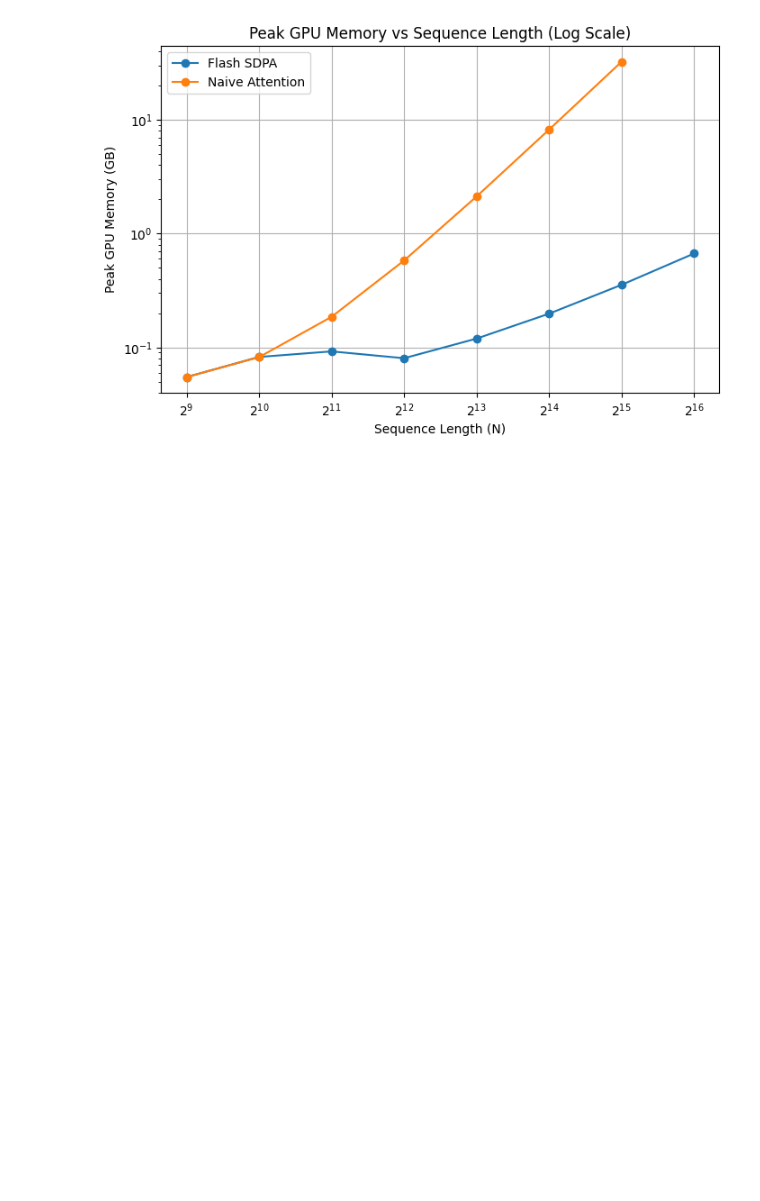
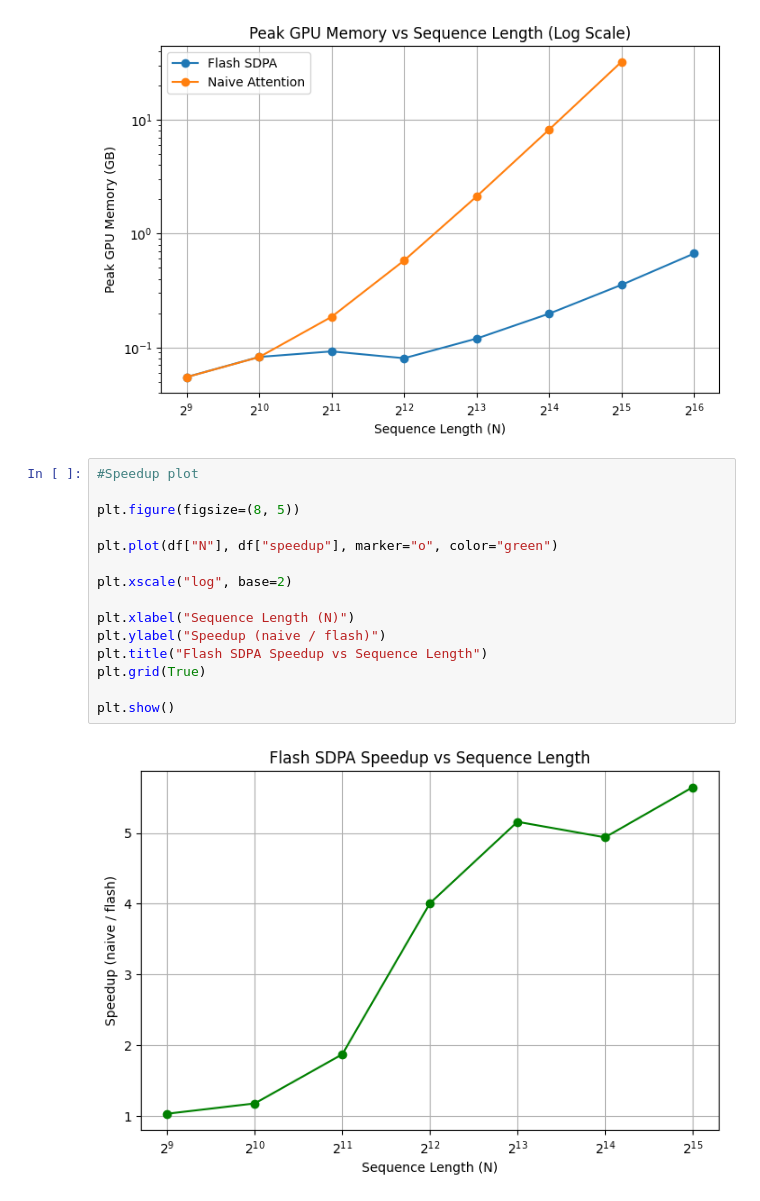
Before and after one commit to deepinsightai/flash-attention, a Jupyter notebook: blackwell_sdpa_smoke_test.ipynb, the cells around one changed output. Saved outputs shown, nothing was run; the diff lists cells and outputs as text; blank space fills up the shorter version.

Commit message:
Add Flash SDPA speedup plot

```diff
--- a/blackwell_sdpa_smoke_test.ipynb
+++ b/blackwell_sdpa_smoke_test.ipynb
@@ -469,3 +469,20 @@ plt.grid(True)
 plt.show()
 # %% [output]
 [figure]
+# %%
+#Speedup plot
+
+plt.figure(figsize=(8, 5))
+
+plt.plot(df["N"], df["speedup"], marker="o", color="green")
+
+plt.xscale("log", base=2)
+
+plt.xlabel("Sequence Length (N)")
+plt.ylabel("Speedup (naive / flash)")
+plt.title("Flash SDPA Speedup vs Sequence Length")
+plt.grid(True)
+
+plt.show()
+# %% [output]
+[figure, added]
```
